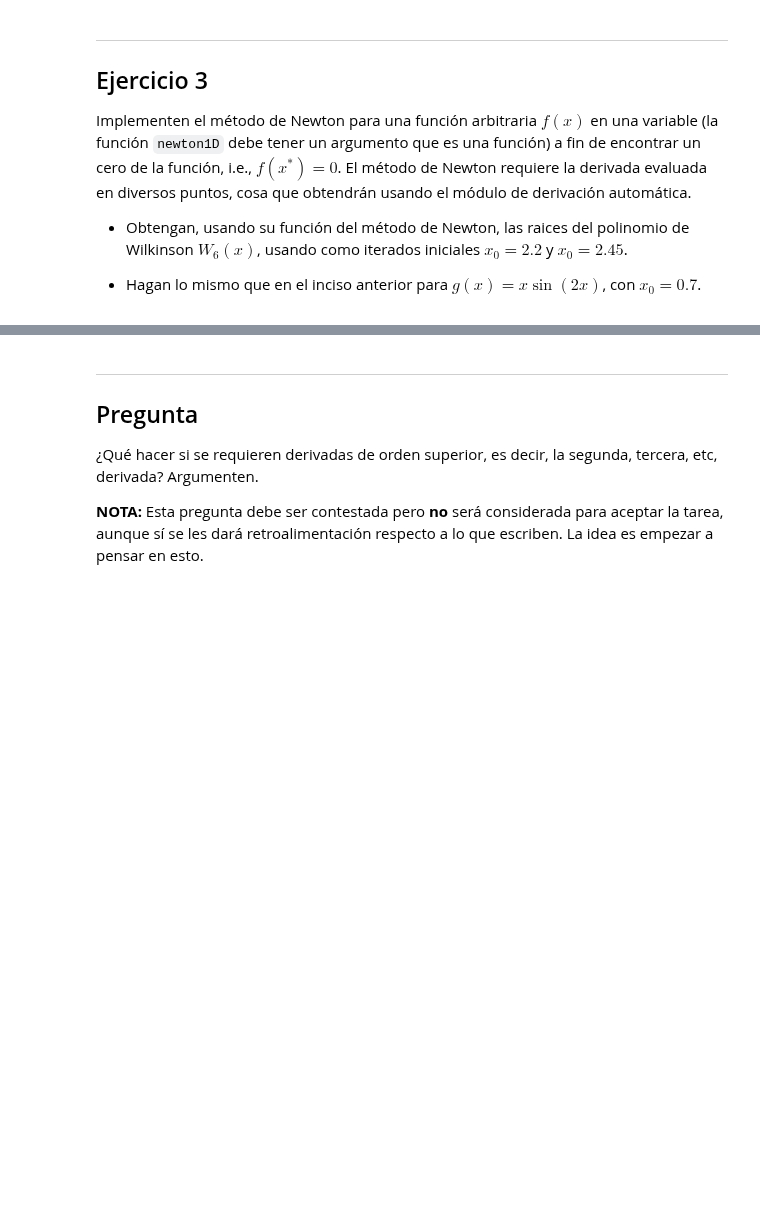
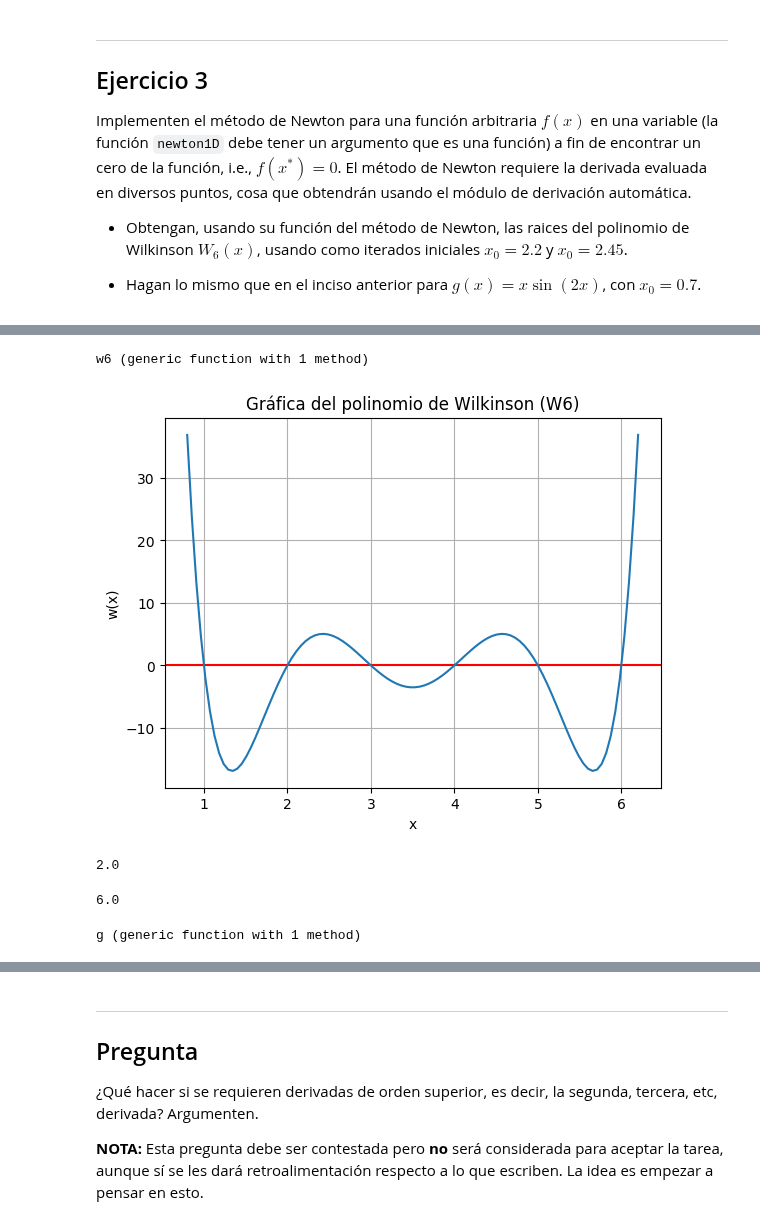
Before and after one commit to lbenet/2017-2_TSFisComputacional-1, a Jupyter notebook: tareas/Hector/Tarea4.ipynb, the cells around one changed output, grey strips where cells are left out. Cells and saved outputs as stored; diff of their text form; code cells hidden in the pictures; blank space fills up the shorter version.

```diff
--- a/tareas/Hector/Tarea4.ipynb
+++ b/tareas/Hector/Tarea4.ipynb
@@ -51,0 +246,35 @@ Implementen el método de Newton para una función arbitraria $f(x)$ en una vari
+# %%
+function w6(x)
+    return (x-1)*(x-2)*(x-3)*(x-4)*(x-5)*(x-6)
+end
+# %% [output]
+w6 (generic function with 1 method)
+# %%
+x = linspace(0.8, 6.2, 100)
+y = w6.(x)
+
+title("Gráfica del polinomio de Wilkinson (W6)")#Título de la gráfica
+xlabel("x") #Etiqueta para el eje X
+ylabel("w(x)")#Etiqueta para el eje Y
+
+axhline(0, color="red")
+grid()
+
+plot(x,y)
+show()
+# %% [output]
+[figure, added]
+# %%
+newton1D(w6,2.2)
+# %% [output]
+2.0
+# %%
+newton1D(w6,2.45)
+# %% [output]
+6.0
+# %%
+function g(x)
+    return x*sin(2*x)
+end
+# %% [output]
+g (generic function with 1 method)
```
Also changed, not shown: parts of 15 cells of this notebook, 2 other files.
